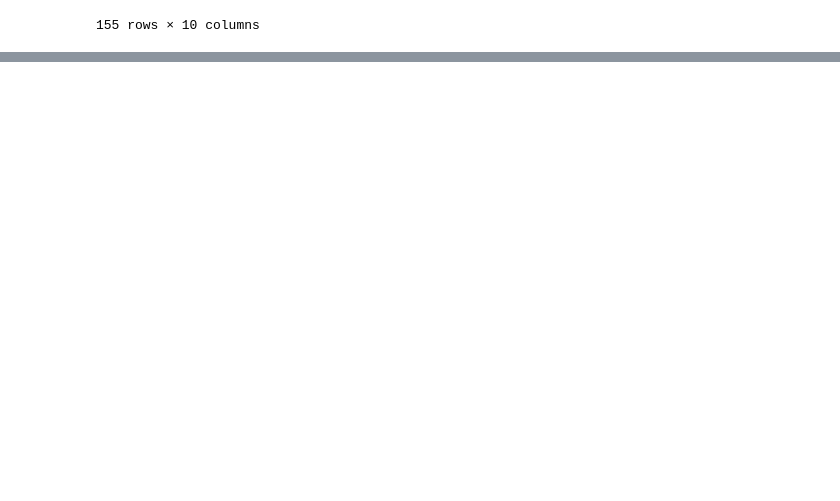
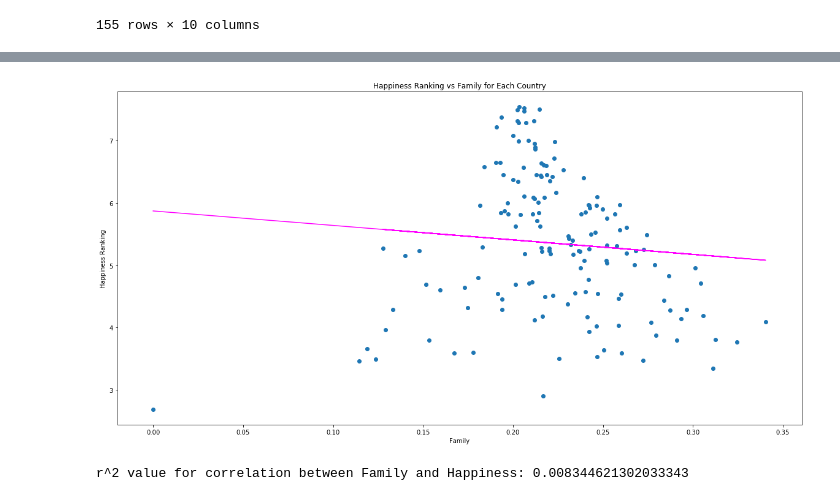
Before and after one commit to mdoxey06/mdoxey06.github.io, a Jupyter notebook: final.ipynb, the cells around one changed output, grey strips where cells are left out. Saved outputs shown, nothing was run; the diff lists cells and outputs as text; code cells hidden in the pictures; blank space fills up the shorter version.

```diff
--- a/final.ipynb
+++ b/final.ipynb
@@ -94,0 +115,5 @@ data.sort_values(by='Family', ascending=False).head(5)
+# %%
+getScatterPlotByColumn('Family')
+# %% [output]
+[figure, added]
+r^2 value for correlation between Family and Happiness: 0.008344621302033343
```
Also changed, not shown: parts of 7 cells of this notebook.
